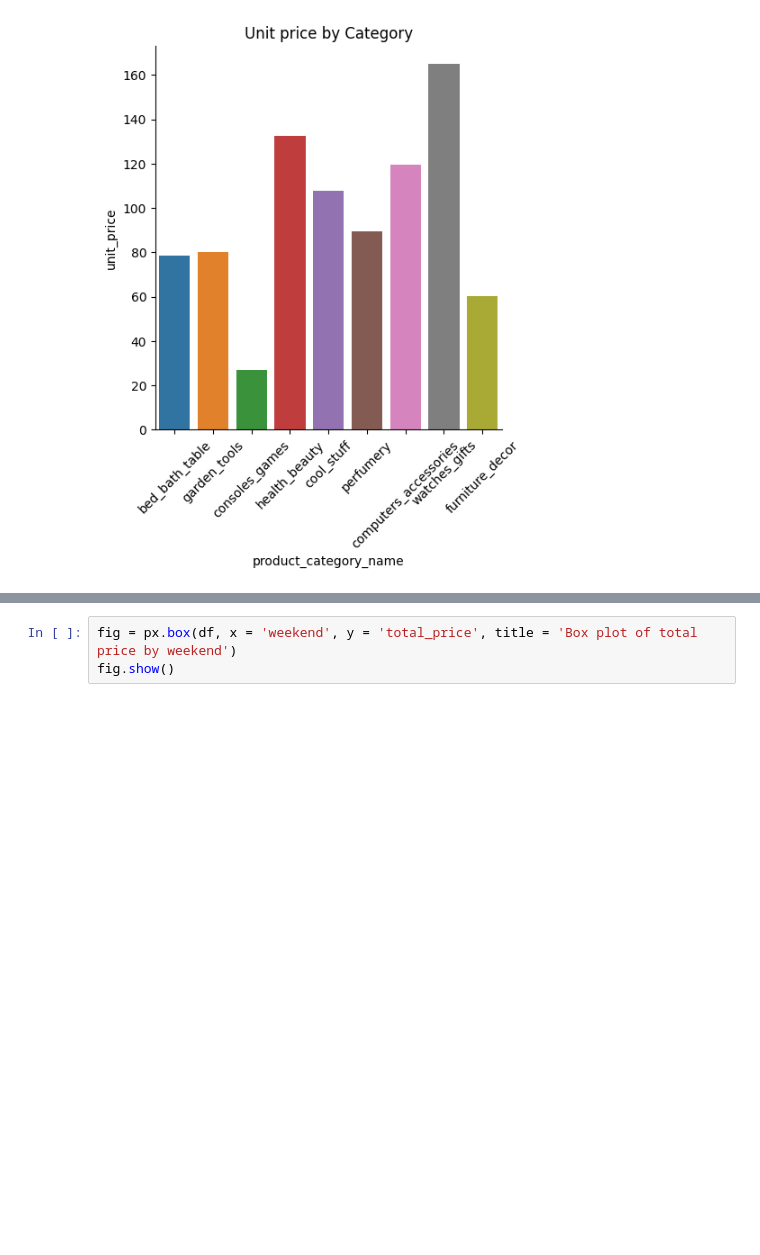
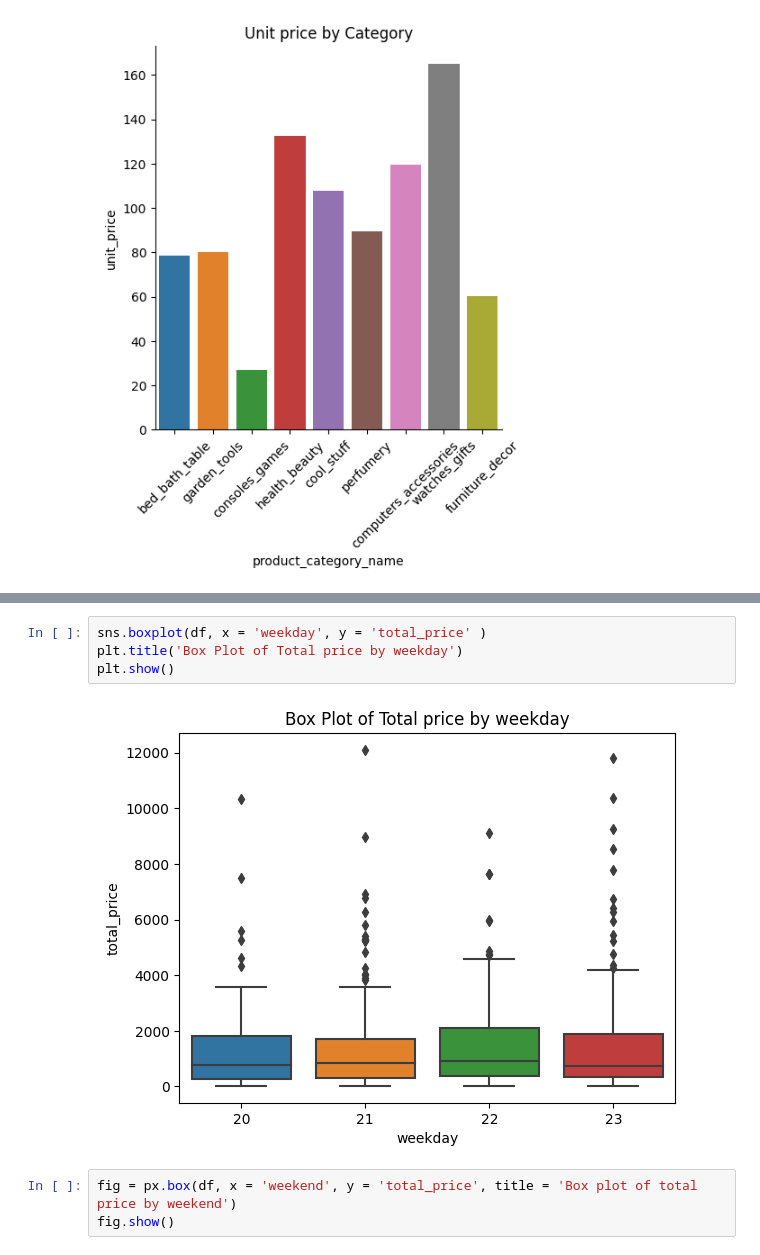
Before and after one commit to earo12/Retail-Price-Optimization, a Jupyter notebook: Retail_Price_Optimization.ipynb, the cells around one changed output, grey strips where cells are left out. Saved outputs shown, nothing was run; the diff lists cells and outputs as text; blank space fills up the shorter version.

Commit message:
Added first plot of boxplot categories

```diff
--- a/Retail_Price_Optimization.ipynb
+++ b/Retail_Price_Optimization.ipynb
@@ -171,6 +171,12 @@ fig = px.box(df , x = 'weekday', y = 'total_price', title = 'Box Plot of Total p
 fig.show()
 # %% [output]
 [interactive output not drawn]
+# %%
+sns.boxplot(df, x = 'weekday', y = 'total_price' )
+plt.title('Box Plot of Total price by weekday')
+plt.show()
+# %% [output]
+[figure, added]
 # %%
 fig = px.box(df, x = 'weekend', y = 'total_price', title = 'Box plot of total price by weekend')
 fig.show()
```
